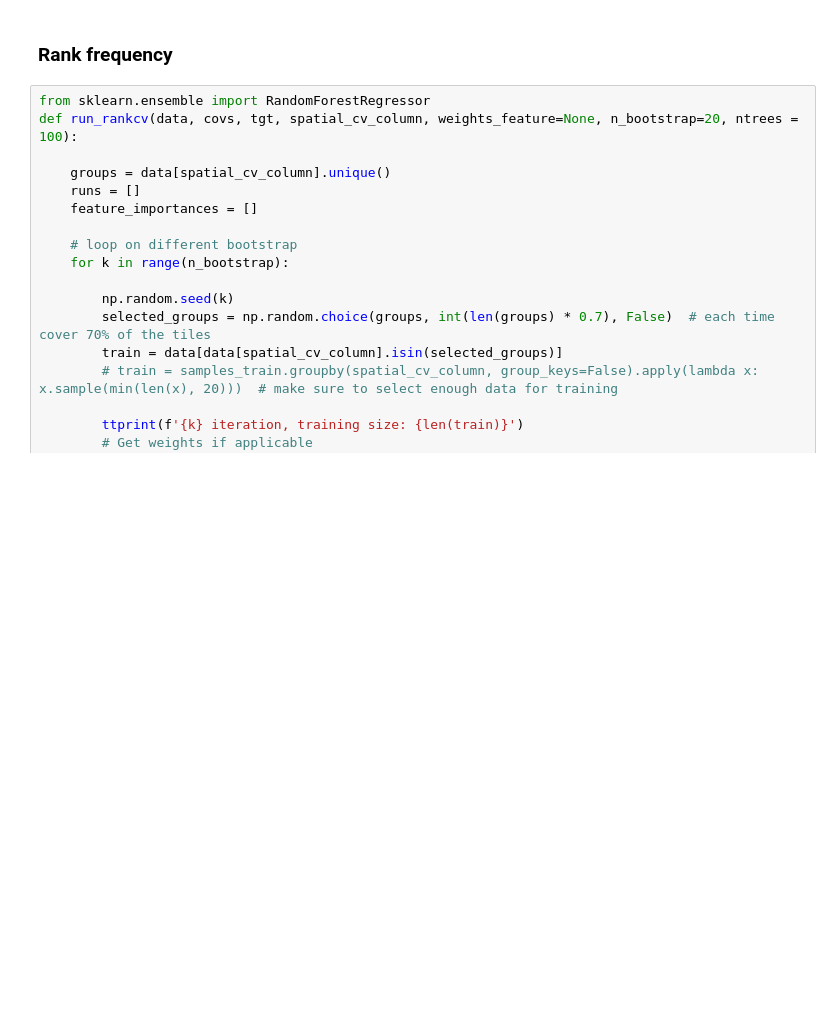
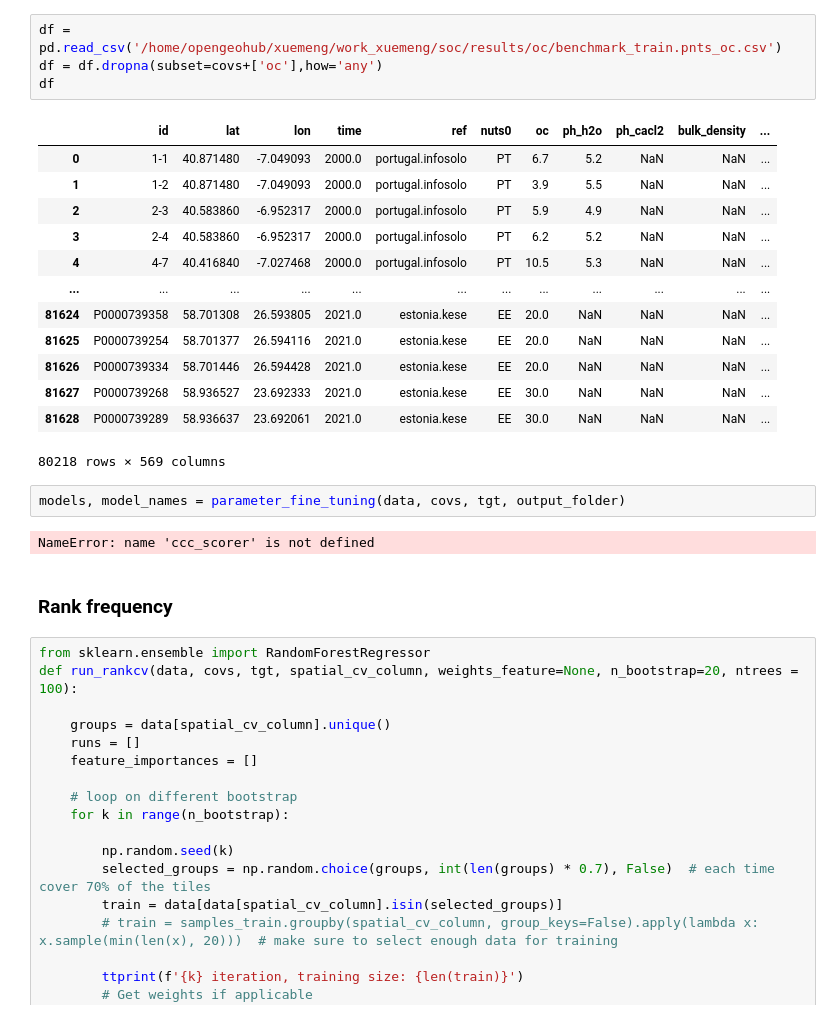
Before and after one commit to Meng2077/SOC-EU, a Jupyter notebook: code/014_feature.selection_rank.update.ipynb, the cells around one changed output. Cells and saved outputs as stored; diff of their text form; blank space fills up the shorter version.

```diff
--- a/code/014_feature.selection_rank.update.ipynb
+++ b/code/014_feature.selection_rank.update.ipynb
@@ -58,3 +345,25 @@ ccc_scorer = make_scorer(calc_ccc, greater_is_better=True)
+# %%
+df = pd.read_csv('/home/opengeohub/xuemeng/work_xuemeng/soc/results/oc/benchmark_train.pnts_oc.csv')
+df = df.dropna(subset=covs+['oc'],how='any')
+df
+# %% [output]
+|  | id | lat | lon | time | ref | nuts0 | oc | ph_h2o | ph_cacl2 | bulk_density | ... |
+| 0 | 1-1 | 40.871480 | -7.049093 | 2000.0 | portugal.infosolo | PT | 6.7 | 5.2 | NaN | NaN | ... |
+| 1 | 1-2 | 40.871480 | -7.049093 | 2000.0 | portugal.infosolo | PT | 3.9 | 5.5 | NaN | NaN | ... |
+| 2 | 2-3 | 40.583860 | -6.952317 | 2000.0 | portugal.infosolo | PT | 5.9 | 4.9 | NaN | NaN | ... |
+| 3 | 2-4 | 40.583860 | -6.952317 | 2000.0 | portugal.infosolo | PT | 6.2 | 5.2 | NaN | NaN | ... |
+| 4 | 4-7 | 40.416840 | -7.027468 | 2000.0 | portugal.infosolo | PT | 10.5 | 5.3 | NaN | NaN | ... |
+| ... | ... | ... | ... | ... | ... | ... | ... | ... | ... | ... | ... |
+| 81624 | P0000739358 | 58.701308 | 26.593805 | 2021.0 | estonia.kese | EE | 20.0 | NaN | NaN | NaN | ... |
+| 81625 | P0000739254 | 58.701377 | 26.594116 | 2021.0 | estonia.kese | EE | 20.0 | NaN | NaN | NaN | ... |
+| 81626 | P0000739334 | 58.701446 | 26.594428 | 2021.0 | estonia.kese | EE | 20.0 | NaN | NaN | NaN | ... |
+| 81627 | P0000739268 | 58.936527 | 23.692333 | 2021.0 | estonia.kese | EE | 30.0 | NaN | NaN | NaN | ... |
+| 81628 | P0000739289 | 58.936637 | 23.692061 | 2021.0 | estonia.kese | EE | 30.0 | NaN | NaN | NaN | ... |
+80218 rows × 569 columns
+# %%
+models, model_names = parameter_fine_tuning(data, covs, tgt, output_folder)
+# %% [output]
+NameError: name 'ccc_scorer' is not defined
 # %% [markdown]
 ### Rank frequency
 # %%
```
Also changed, not shown: parts of 26 cells of this notebook, 8 other files.
